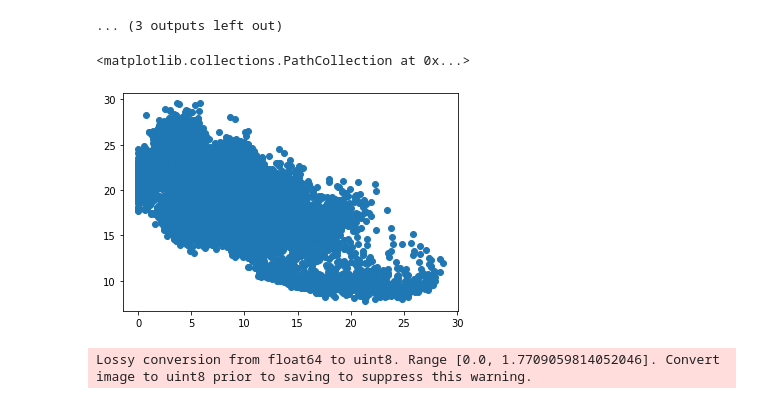
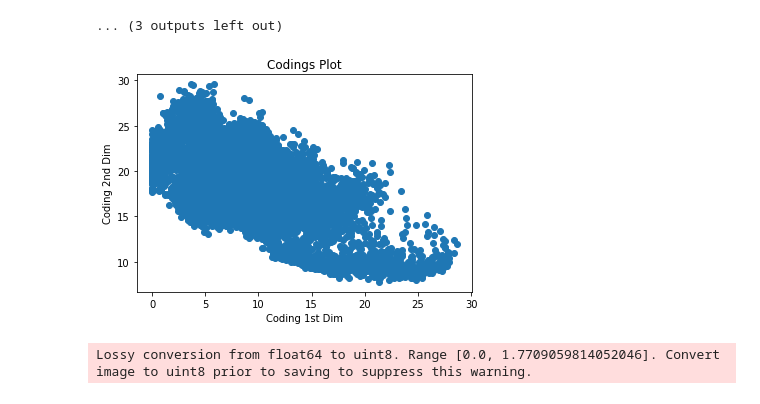
Before and after one commit to anish-lakkapragada/MNIST_LatentSpaceViz, a Jupyter notebook: autoencoders.ipynb, the cells around one changed output. Saved outputs shown, nothing was run; the diff lists cells and outputs as text; code cells hidden in the pictures.

```diff
--- a/autoencoders.ipynb
+++ b/autoencoders.ipynb
@@ -92,9 +92,12 @@ for index in range(5):
 # %%
 CODINGS = get_coding_from_image(X_test)
 plt.scatter(CODINGS[:, 0], CODINGS[:, 1])
+plt.title("Codings Plot")
+plt.xlabel("Coding 1st Dim")
+plt.ylabel("Coding 2nd Dim")
+plt.show()
 # %% [output]
-<matplotlib.collections.PathCollection at 0x...>
-[figure, old version]
+[figure, new version]
 # %%
 import numpy as np
 import cv2
```
